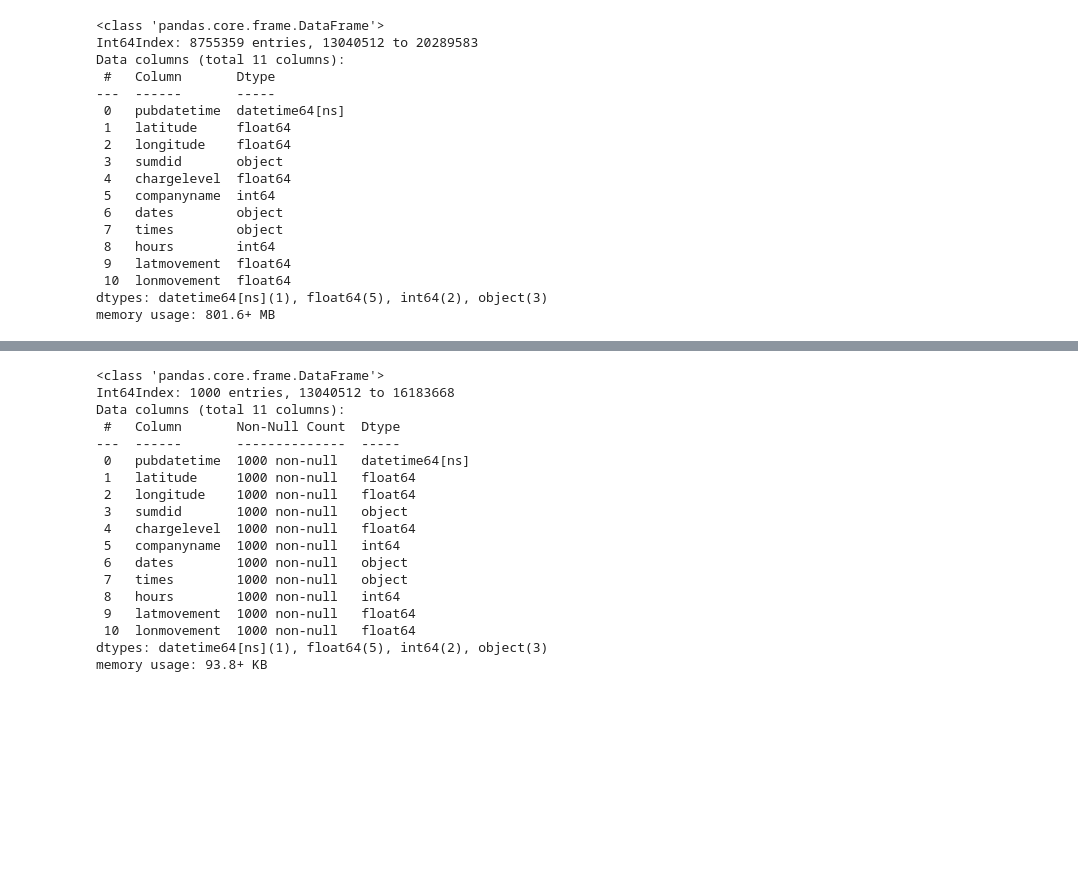
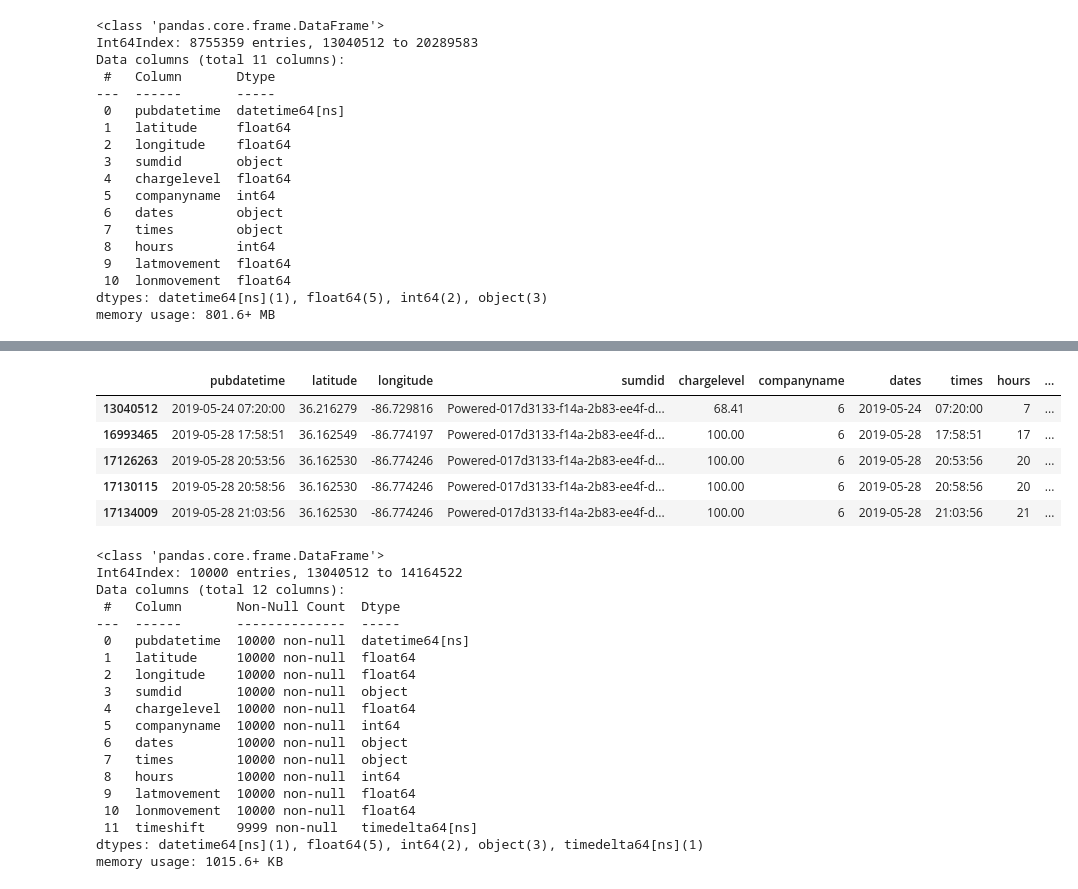
Before and after one commit to Rhunsilval/nashville_scooters_python, a Jupyter notebook: notebooks/2_exploration_may.ipynb, the cells around one changed output, grey strips where cells are left out. Cells and saved outputs as stored; diff of their text form; code cells hidden in the pictures; blank space fills up the shorter version.

```diff
--- a/notebooks/2_exploration_may.ipynb
+++ b/notebooks/2_exploration_may.ipynb
@@ -658,0 +686,2 @@ may_stationaryscooters1000 = may_stationaryscooter[:1000]
+# %%
+minimay_stationaryscooter['timeshift']= (minimay_stationaryscooter.pubdatetime - minimay_stationaryscooter.pubdatetime.shift())
@@ -659,21 +694,31 @@ may_stationaryscooters1000 = may_stationaryscooter[:1000]
+# %%
+minimay_stationaryscooter.head()
+# %% [output]
+|  | pubdatetime | latitude | longitude | sumdid | chargelevel | companyname | dates | times | hours | ... |
+| 13040512 | 2019-05-24 07:20:00 | 36.216279 | -86.729816 | Powered-017d3133-f14a-2b83-ee4f-d... | 68.41 | 6 | 2019-05-24 | 07:20:00 | 7 | ... |
+| 16993465 | 2019-05-28 17:58:51 | 36.162549 | -86.774197 | Powered-017d3133-f14a-2b83-ee4f-d... | 100.00 | 6 | 2019-05-28 | 17:58:51 | 17 | ... |
+| 17126263 | 2019-05-28 20:53:56 | 36.162530 | -86.774246 | Powered-017d3133-f14a-2b83-ee4f-d... | 100.00 | 6 | 2019-05-28 | 20:53:56 | 20 | ... |
+| 17130115 | 2019-05-28 20:58:56 | 36.162530 | -86.774246 | Powered-017d3133-f14a-2b83-ee4f-d... | 100.00 | 6 | 2019-05-28 | 20:58:56 | 20 | ... |
+| 17134009 | 2019-05-28 21:03:56 | 36.162530 | -86.774246 | Powered-017d3133-f14a-2b83-ee4f-d... | 100.00 | 6 | 2019-05-28 | 21:03:56 | 21 | ... |
 # %%
-may_stationaryscooters1000.info()
+minimay_stationaryscooter.info()
 # %% [output]
 <class 'pandas.core.frame.DataFrame'>
-Int64Index: 1000 entries, 13040512 to 16183668
-Data columns (total 11 columns):
+Int64Index: 10000 entries, 13040512 to 14164522
+Data columns (total 12 columns):
  #   Column       Non-Null Count  Dtype
 ---  ------       --------------  -----
- 0   pubdatetime  1000 non-null   datetime64[ns]
- 1   latitude     1000 non-null   float64
- 2   longitude    1000 non-null   float64
- 3   sumdid       1000 non-null   object
- 4   chargelevel  1000 non-null   float64
- 5   companyname  1000 non-null   int64
- 6   dates        1000 non-null   object
- 7   times        1000 non-null   object
- 8   hours        1000 non-null   int64
- 9   latmovement  1000 non-null   float64
- 10  lonmovement  1000 non-null   float64
-dtypes: datetime64[ns](1), float64(5), int64(2), object(3)
-memory usage: 93.8+ KB
+ 0   pubdatetime  10000 non-null  datetime64[ns]
+ 1   latitude     10000 non-null  float64
+ 2   longitude    10000 non-null  float64
+ 3   sumdid       10000 non-null  object
+ 4   chargelevel  10000 non-null  float64
+ 5   companyname  10000 non-null  int64
+ 6   dates        10000 non-null  object
+ 7   times        10000 non-null  object
+ 8   hours        10000 non-null  int64
+ 9   latmovement  10000 non-null  float64
+ 10  lonmovement  10000 non-null  float64
+ 11  timeshift    9999 non-null   timedelta64[ns]
+dtypes: datetime64[ns](1), float64(5), int64(2), object(3), timedelta64[ns](1)
+memory usage: 1015.6+ KB
```
Also changed, not shown: parts of 11 cells of this notebook.
